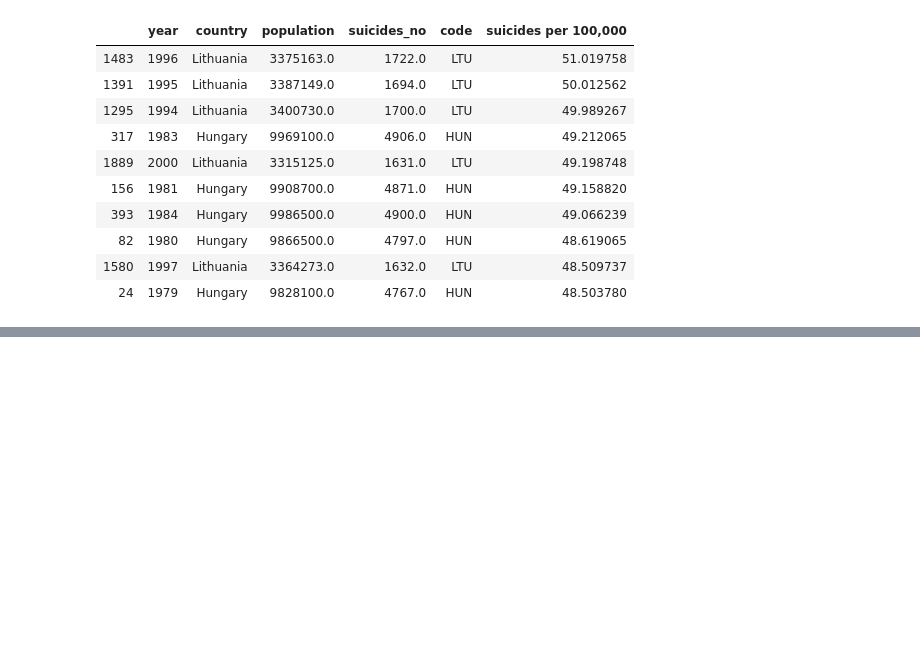
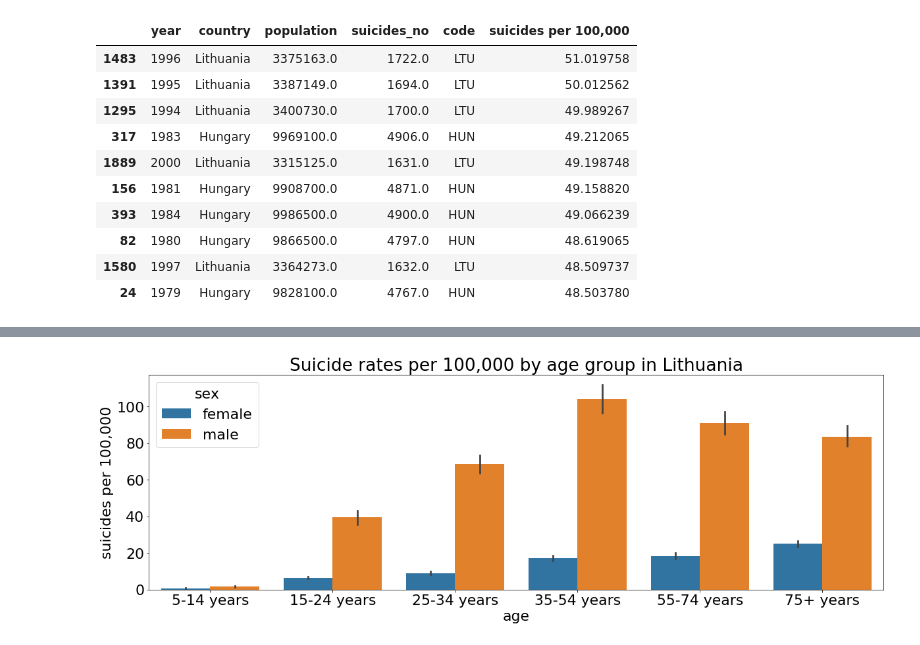
Before and after one commit to Hannemit/data_science_projects, a Jupyter notebook: notebooks/2_data_exploration.ipynb, the cells around one changed output, grey strips where cells are left out. Saved outputs shown, nothing was run; the diff lists cells and outputs as text; code cells hidden in the pictures; blank space fills up the shorter version.

```diff
--- a/notebooks/2_data_exploration.ipynb
+++ b/notebooks/2_data_exploration.ipynb
@@ -21,3 +31,3 @@ The autoreload extension is already loaded. To reload it, use:
 # %%
-df = pd.read_csv(INPUT_FILE)
+df_with_age = pd.read_csv(INPUT_FILE)
 # %%
@@ -378,0 +227,12 @@ df_suicides.iplot(kind='bar')
+# %%
+df_with_age["suicides per 100,000"] = df_with_age["suicides_no"] / df_with_age["population"] * 100000
+# %%
+plt.figure(figsize=(20,6))
+sns.barplot(x="age",
+            y="suicides per 100,000",
+            hue="sex",
+            data=df_with_age[df_with_age["country"] == "Lithuania"],
+            order=["5-14 years", "15-24 years", "25-34 years", "35-54 years", "55-74 years", "75+ years"])
+plt.title("Suicide rates per 100,000 by age group in Lithuania");
+# %% [output]
+[figure, added]
```
Also changed, not shown: parts of 61 cells of this notebook, 3 other files.
